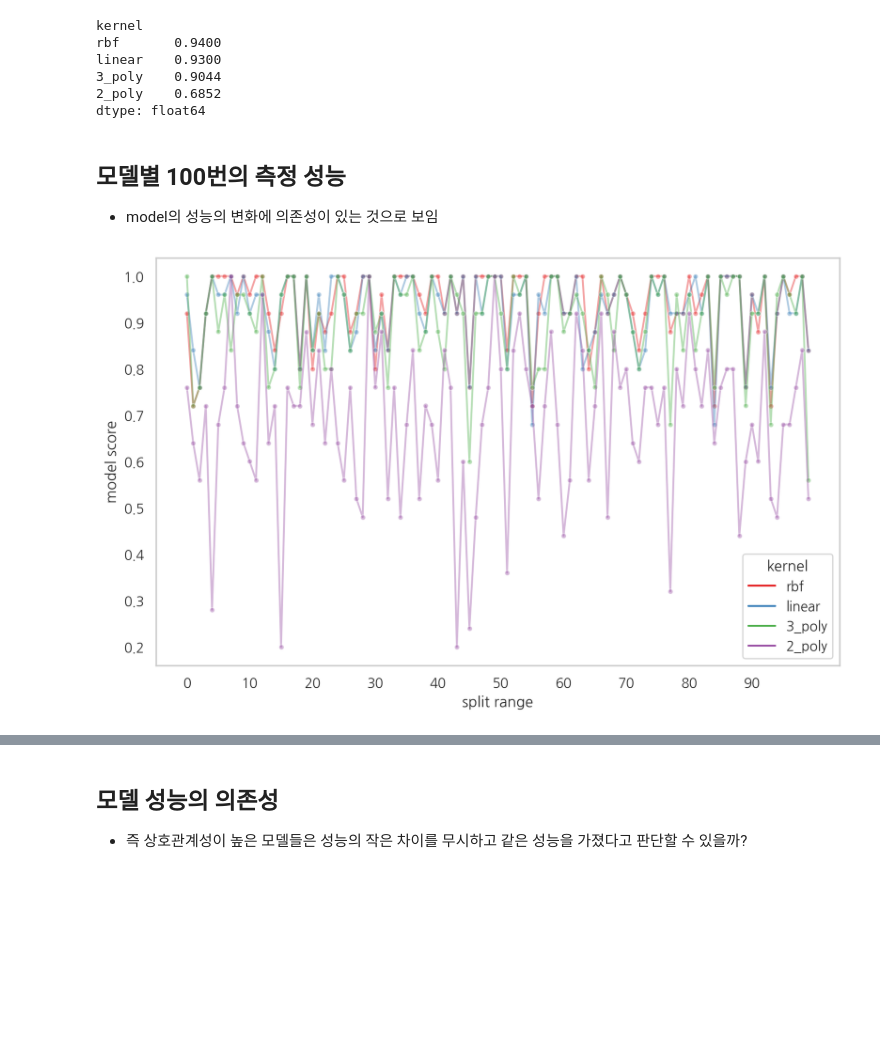
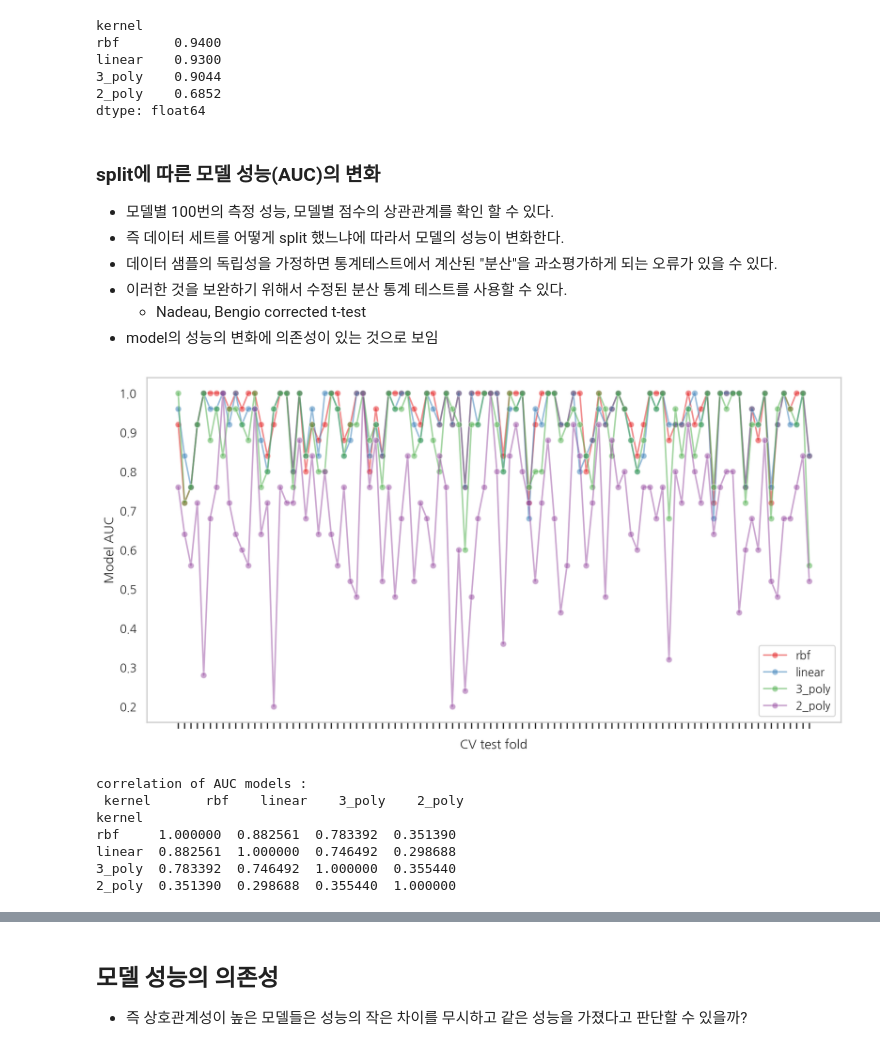
Before and after one commit to saint-hong/study-linear-regression, a Jupyter notebook: modeling/0902_model_optimization_evaluate_using_statics.ipynb, the cells around one changed output, grey strips where cells are left out. Saved outputs shown, nothing was run; the diff lists cells and outputs as text; code cells hidden in the pictures; blank space fills up the shorter version.

```diff
--- a/modeling/0902_model_optimization_evaluate_using_statics.ipynb
+++ b/modeling/0902_model_optimization_evaluate_using_statics.ipynb
@@ -123,0 +121,7 @@ scores_summary
+# %%
+result_df = pd.DataFrame(gs.cv_results_)
+result_df = result_df.sort_values("rank_test_score")
+result_df = result_df.set_index(
+    result_df["params"].apply(lambda x : "_".join(str(val) for val in x.values()))
+).rename_axis("kernel")
+result_df[["params", "rank_test_score", "mean_test_score", "std_test_score"]]
@@ -124,7 +143,7 @@ scores_summary
 # %%
-model_scores = results_df.filter(regex="^(split)").set_index(
-    results_df["params"].apply(lambda x : "_".join([str(v) for v in x.values()])))
-model_scores.index.name = "kernel"
+# 100개의 split test score 컬럼 검색
+
+model_scores = result_df.filter(regex=r"split\d*_test_score")
 model_scores
 # %% [output]
 |  | split0_test_score | split1_test_score | split2_test_score | split3_test_score | split4_test_score | ... |
@@ -144,15 +163,35 @@ linear    0.9300
 2_poly    0.6852
 dtype: float64
 # %% [markdown]
-## 모델별 100번의 측정 성능
+### split에 따른 모델 성능(AUC)의 변화
+- 모델별 100번의 측정 성능, 모델별 점수의 상관관계를 확인 할 수 있다.
+- 즉 데이터 세트를 어떻게 split 했느냐에 따라서 모델의 성능이 변화한다.
+- 데이터 샘플의 독립성을 가정하면 통계테스트에서 계산된 "분산"을 과소평가하게 되는 오류가 있을 수 있다.
+- 이러한 것을 보완하기 위해서 수정된 분산 통계 테스트를 사용할 수 있다.
+   - Nadeau, Bengio corrected t-test
 - model의 성능의 변화에 의존성이 있는 것으로 보임
 # %%
-plt.figure(figsize=(10, 6))
-sns.lineplot(model_scores.T, dashes=False, palette="Set1", marker="o", ms=4, alpha=0.4)
-plt.xticks(np.arange(0, 100, 10), np.arange(0, 100, 10))
-plt.xlabel("split range")
-plt.ylabel("model score")
+fig, ax = plt.subplots(figsize=(12, 6))
+sns.lineplot(data=model_scores.transpose(),
+            dashes=False,
+            palette="Set1",
+            marker="o",
+            alpha=0.5,
+            ax=ax)
+ax.set_xlabel("CV test fold", size=12, labelpad=10)
+ax.set_ylabel("Model AUC", size=12)
+ax.tick_params(bottom=True, labelbottom=False)
+plt.legend(loc="best")
 plt.grid(False)
 plt.show() ;
+
+print(f"correlation of AUC models : \n {model_scores.transpose().corr()}")
 # %% [output]
-[figure, old version]
+[figure, new version]
+correlation of AUC models :
+ kernel       rbf    linear    3_poly    2_poly
+kernel
+rbf     1.000000  0.882561  0.783392  0.351390
+linear  0.882561  1.000000  0.746492  0.298688
+3_poly  0.783392  0.746492  1.000000  0.355440
+2_poly  0.351390  0.298688  0.355440  1.000000
```
Also changed, not shown: parts of 62 cells of this notebook, 1 other file.
